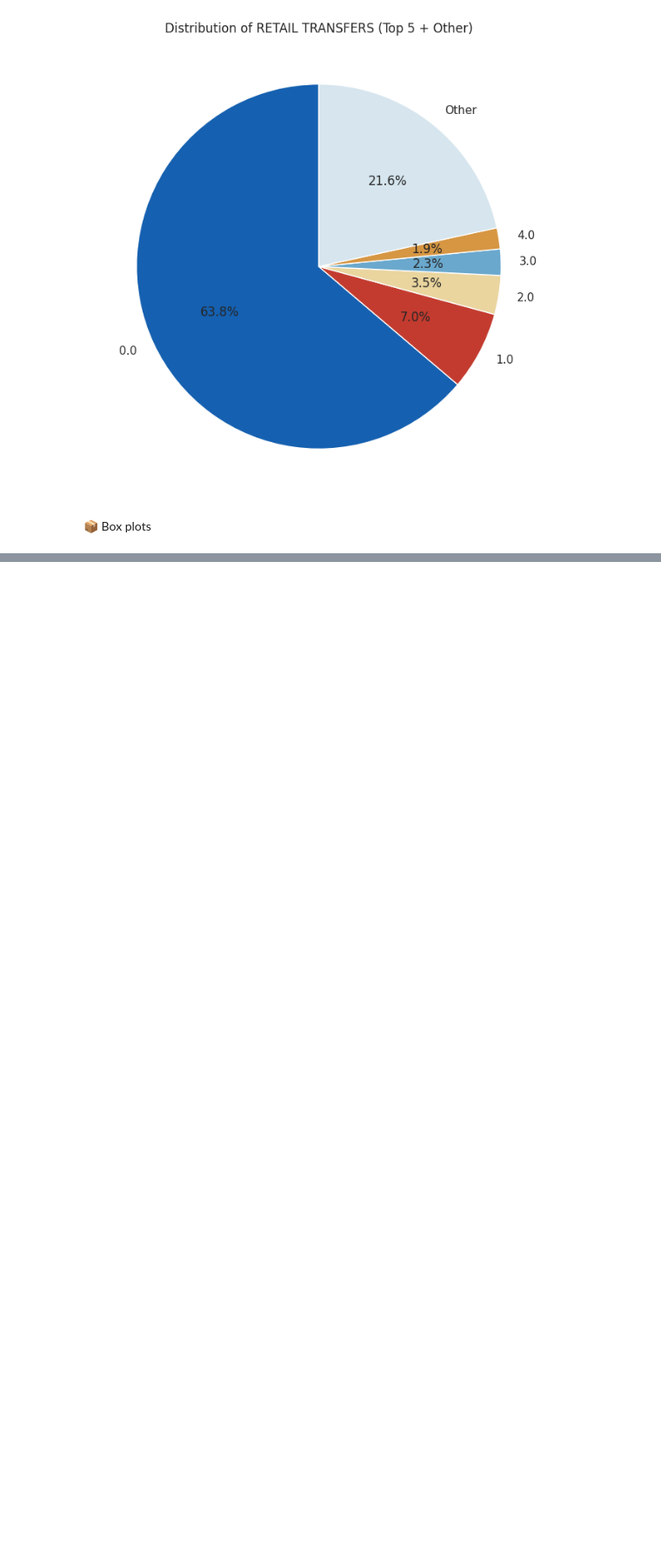
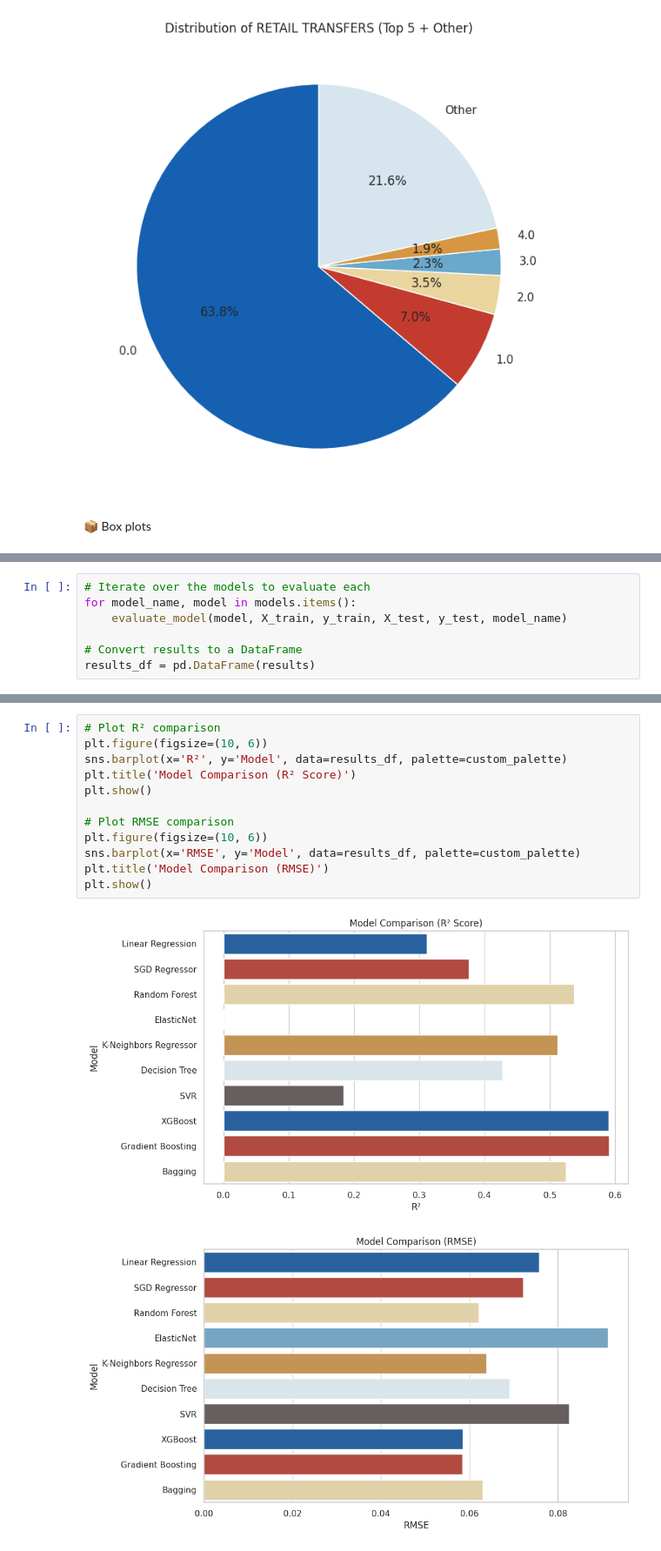
Before and after one commit to pandu1992/PraktikumDataScience, a Jupyter notebook: PRAKTIKUM_DS_RETAIL.ipynb, the cells around one changed output, grey strips where cells are left out. Shown at 87% size. Saved outputs shown, nothing was run; the diff lists cells and outputs as text; blank space fills up the shorter version.

```diff
--- a/PRAKTIKUM_DS_RETAIL.ipynb
+++ b/PRAKTIKUM_DS_RETAIL.ipynb
@@ -257,0 +461,7 @@ KeyboardInterrupt:
+# %%
+# Iterate over the models to evaluate each
+for model_name, model in models.items():
+    evaluate_model(model, X_train, y_train, X_test, y_test, model_name)
+
+# Convert results to a DataFrame
+results_df = pd.DataFrame(results)
@@ -257,0 +486,15 @@ KeyboardInterrupt:
+# %%
+# Plot R² comparison
+plt.figure(figsize=(10, 6))
+sns.barplot(x='R²', y='Model', data=results_df, palette=custom_palette)
+plt.title('Model Comparison (R² Score)')
+plt.show()
+
+# Plot RMSE comparison
+plt.figure(figsize=(10, 6))
+sns.barplot(x='RMSE', y='Model', data=results_df, palette=custom_palette)
+plt.title('Model Comparison (RMSE)')
+plt.show()
+# %% [output]
+[figure, added]
+[figure, added]
```
Also changed, not shown: parts of 20 cells of this notebook.
